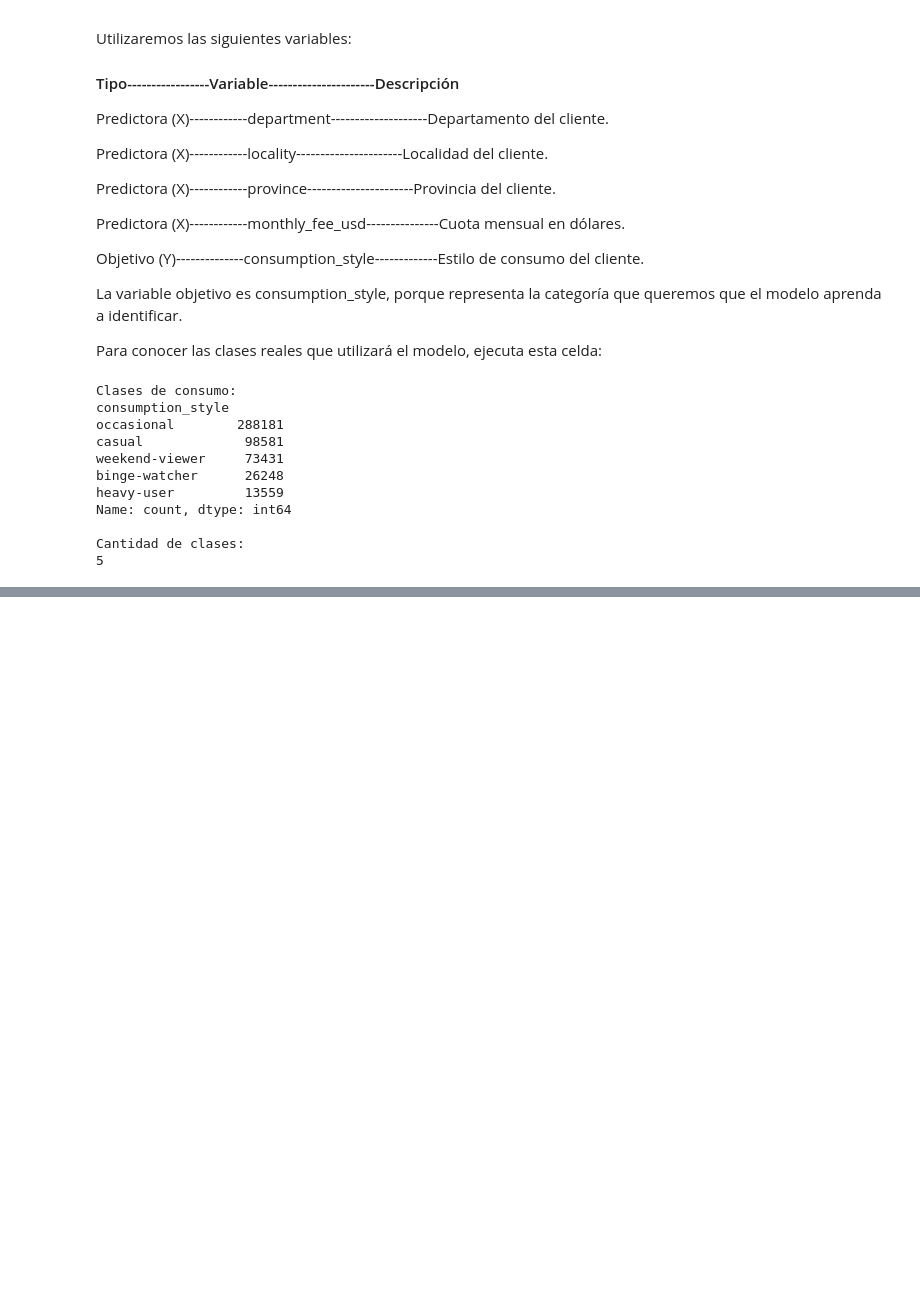
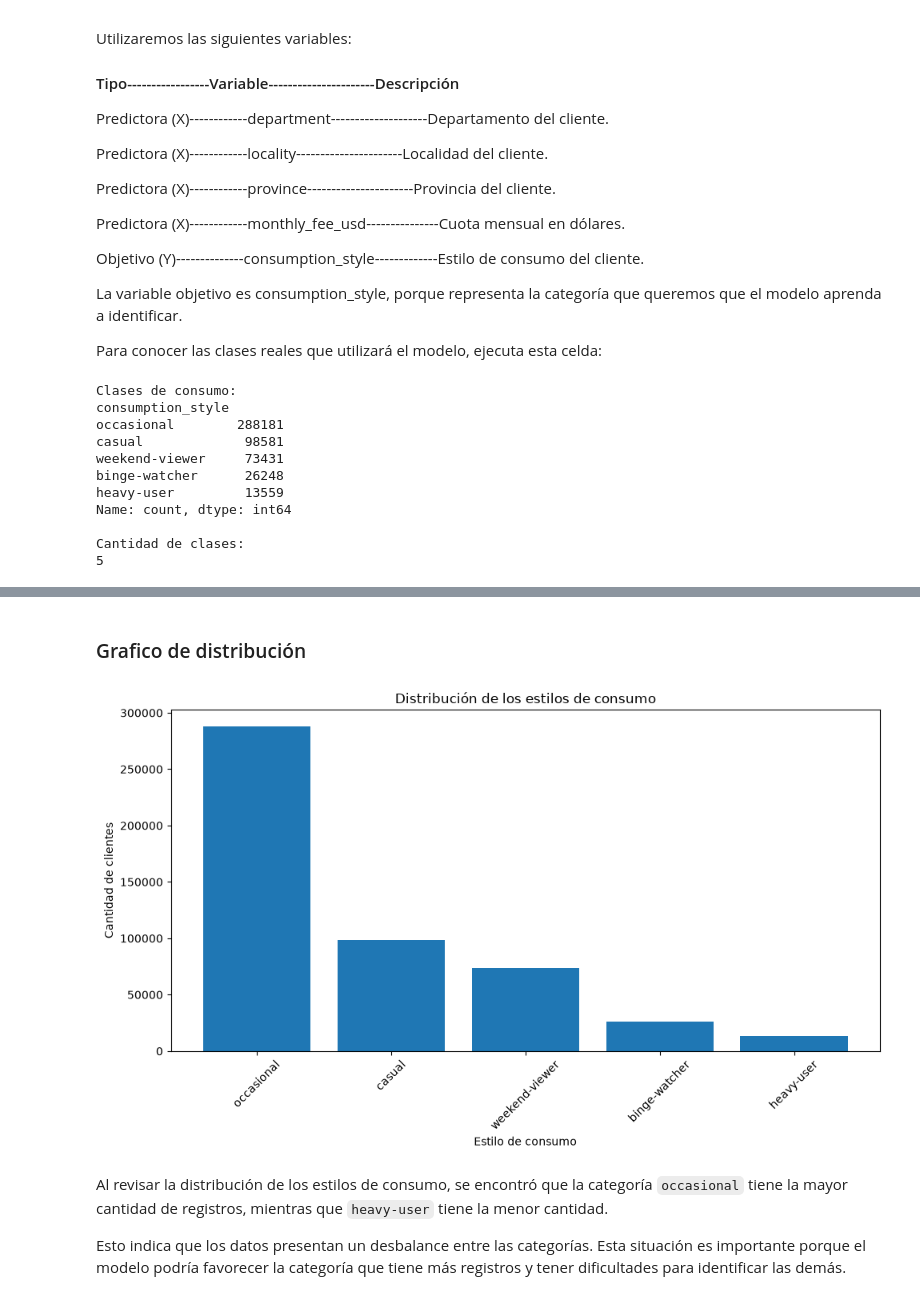
Before and after one commit to OscarLMAR/Projects_Machine_Learning2026_S10---EA1, a Jupyter notebook: src/sincronizar/EA3_Aprendisaje_supervisado_y_no_supervisado.ipynb, the cells around one changed output, grey strips where cells are left out. Cells and saved outputs as stored; diff of their text form; code cells hidden in the pictures; blank space fills up the shorter version.

Commit message:
feat: terminación del análisis y evaluación del modelo ML

```diff
--- a/src/sincronizar/EA3_Aprendisaje_supervisado_y_no_supervisado.ipynb
+++ b/src/sincronizar/EA3_Aprendisaje_supervisado_y_no_supervisado.ipynb
@@ -342,0 +436,31 @@ Cantidad de clases:
+# %% [markdown]
+### Grafico de distribución
+# %%
+import matplotlib.pyplot as plt
+
+# Contar los registros de cada estilo de consumo
+distribucion = df["consumption_style"].value_counts()
+
+# Crear la figura
+fig, ax = plt.subplots(figsize=(10, 6))
+
+# Generar el gráfico de barras directamente con Matplotlib
+ax.bar(
+    distribucion.index,
+    distribucion.values
+)
+
+# Configurar el gráfico
+ax.set_title("Distribución de los estilos de consumo")
+ax.set_xlabel("Estilo de consumo")
+ax.set_ylabel("Cantidad de clientes")
+ax.tick_params(axis="x", rotation=45)
+
+plt.tight_layout()
+plt.show()
+# %% [output]
+[figure, added]
+# %% [markdown]
+Al revisar la distribución de los estilos de consumo, se encontró que la categoría `occasional` tiene la mayor cantidad de registros, mientras que `heavy-user` tiene la menor cantidad.
+
+Esto indica que los datos presentan un desbalance entre las categorías. Esta situación es importante porque el modelo podría favorecer la categoría que tiene más registros y tener dificultades para identificar las demás.
```
Also changed, not shown: parts of 41 cells of this notebook, 4 other files.
